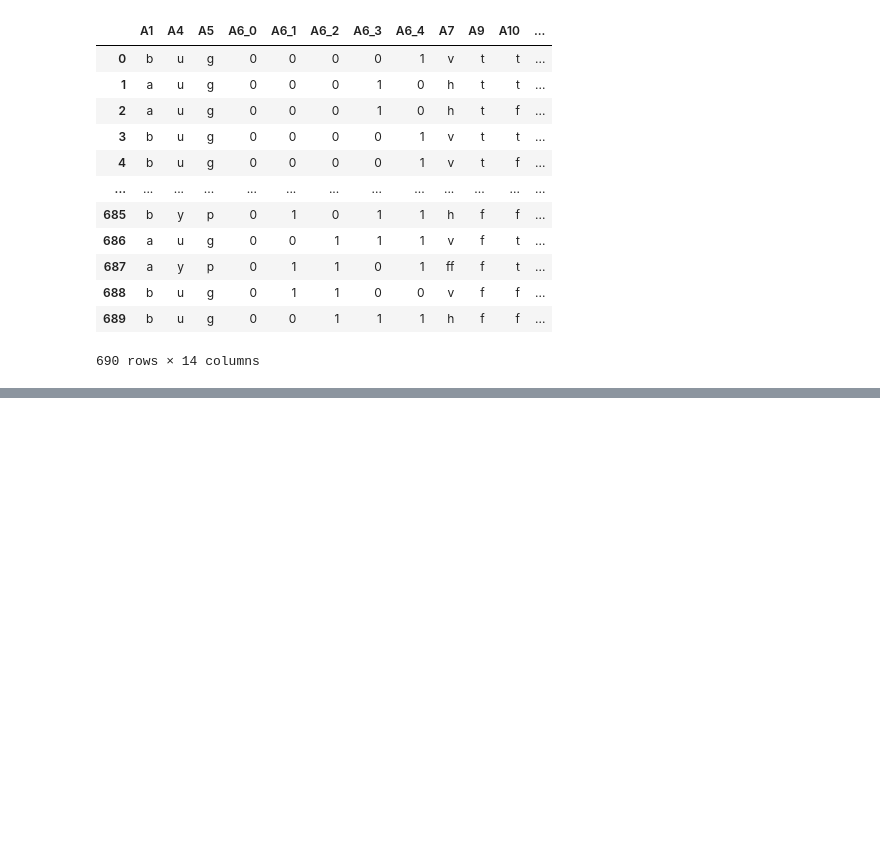
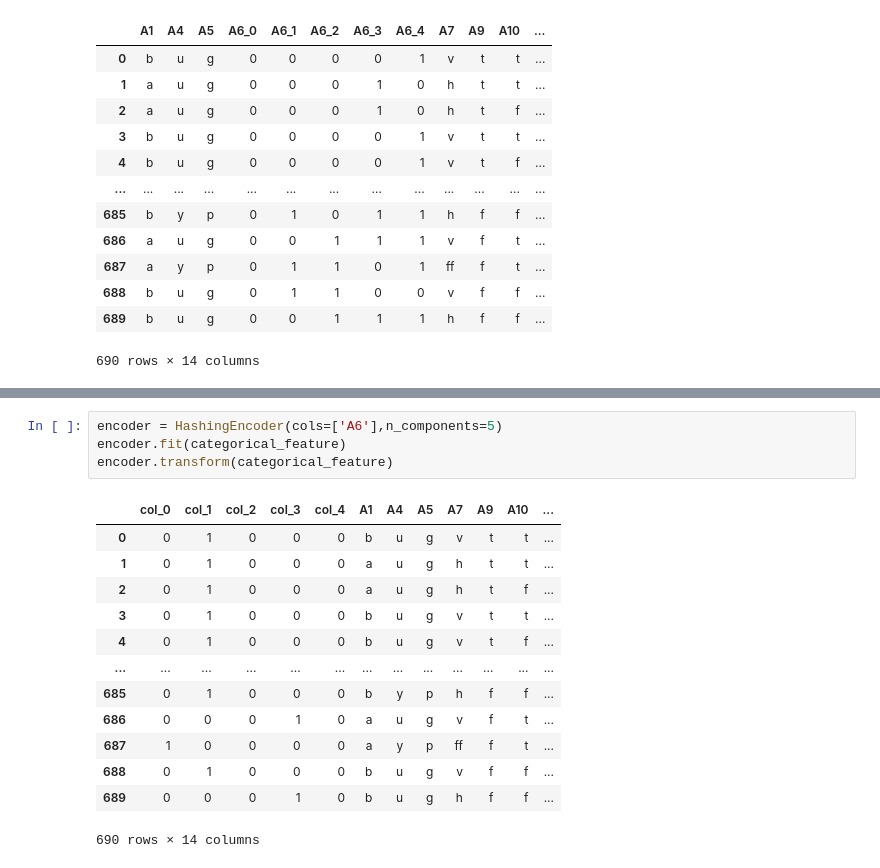
Before and after one commit to ashen007/Feature_enginering, a Jupyter notebook: notebooks/encoding features.ipynb, the cells around one changed output, grey strips where cells are left out. Cells and saved outputs as stored; diff of their text form; blank space fills up the shorter version.

Commit message:
Performing feature hashing

```diff
--- a/notebooks/encoding features.ipynb
+++ b/notebooks/encoding features.ipynb
@@ -952,0 +958,18 @@ encoder.transform(categorical_feature)
+# %%
+encoder = HashingEncoder(cols=['A6'],n_components=5)
+encoder.fit(categorical_feature)
+encoder.transform(categorical_feature)
+# %% [output]
+|  | col_0 | col_1 | col_2 | col_3 | col_4 | A1 | A4 | A5 | A7 | A9 | A10 | ... |
+| 0 | 0 | 1 | 0 | 0 | 0 | b | u | g | v | t | t | ... |
+| 1 | 0 | 1 | 0 | 0 | 0 | a | u | g | h | t | t | ... |
+| 2 | 0 | 1 | 0 | 0 | 0 | a | u | g | h | t | f | ... |
+| 3 | 0 | 1 | 0 | 0 | 0 | b | u | g | v | t | t | ... |
+| 4 | 0 | 1 | 0 | 0 | 0 | b | u | g | v | t | f | ... |
+| ... | ... | ... | ... | ... | ... | ... | ... | ... | ... | ... | ... | ... |
+| 685 | 0 | 1 | 0 | 0 | 0 | b | y | p | h | f | f | ... |
+| 686 | 0 | 0 | 0 | 1 | 0 | a | u | g | v | f | t | ... |
+| 687 | 1 | 0 | 0 | 0 | 0 | a | y | p | ff | f | t | ... |
+| 688 | 0 | 1 | 0 | 0 | 0 | b | u | g | v | f | f | ... |
+| 689 | 0 | 0 | 0 | 1 | 0 | b | u | g | h | f | f | ... |
+690 rows × 14 columns
```
Also changed, not shown: parts of 2 cells of this notebook.
